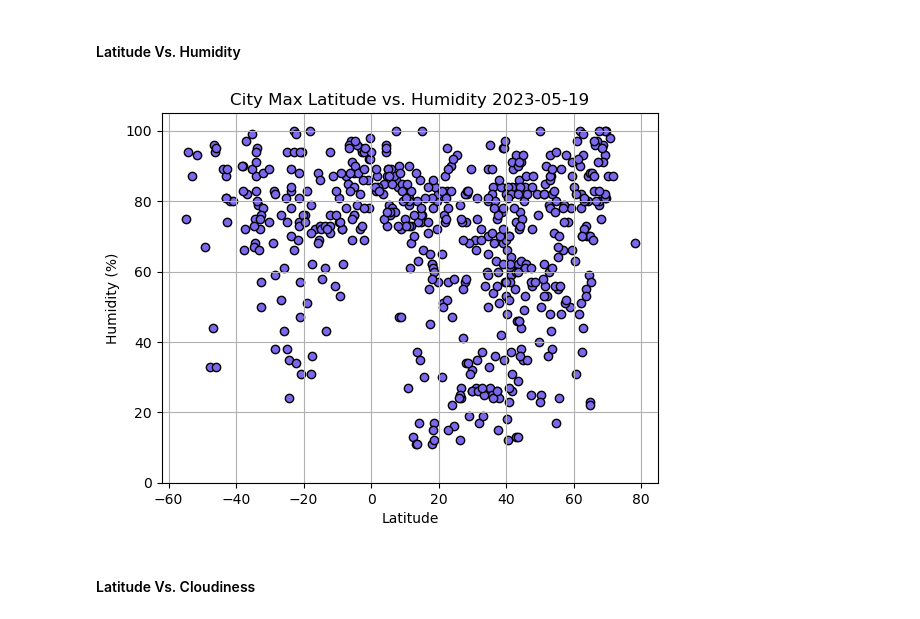
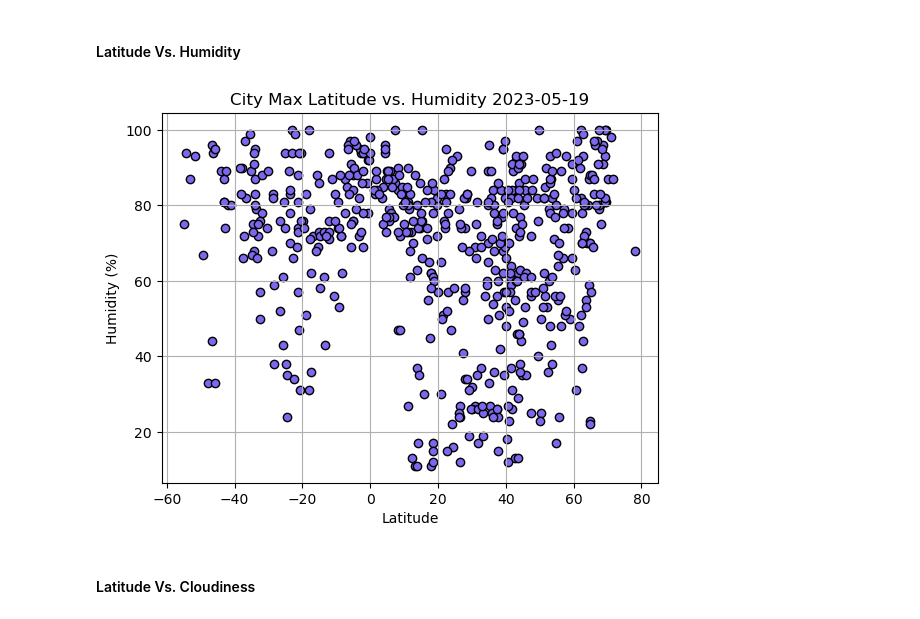
Before and after one commit to aglantzrbc/python-api-challenge, a Jupyter notebook: WeatherPy/WeatherPy.ipynb, the cells around one changed output. Saved outputs shown, nothing was run; the diff lists cells and outputs as text; code cells hidden in the pictures.

```diff
--- a/WeatherPy/WeatherPy.ipynb
+++ b/WeatherPy/WeatherPy.ipynb
@@ -218,24 +216,22 @@ plt.show()
 # %%
 # Build the scatter plots for latitude vs. humidity
 lat_all = city_data_df["Lat"]
 humid_all = city_data_df["Humidity"]
-plt.xlim(-62, 85)
-plt.ylim(0, 105)
 plt.scatter(lat_all, humid_all, edgecolors="black",facecolors="mediumslateblue")
 
 # Incorporate the other graph properties
 plt.xlabel("Latitude")
 plt.ylabel('Humidity (%)')
 plt.title("City Max Latitude vs. Humidity 2023-05-19")
 plt.grid(True)
 
 # Save the figure
 plt.savefig("output_data/Fig2.png")
 
 # Show plot
 plt.show()
 # %% [output]
-[figure, old version]
+[figure, new version]
 # %% [markdown]
 #### Latitude Vs. Cloudiness
 # %%
```
Also changed, not shown: parts of 14 cells of this notebook, 9 other files.
